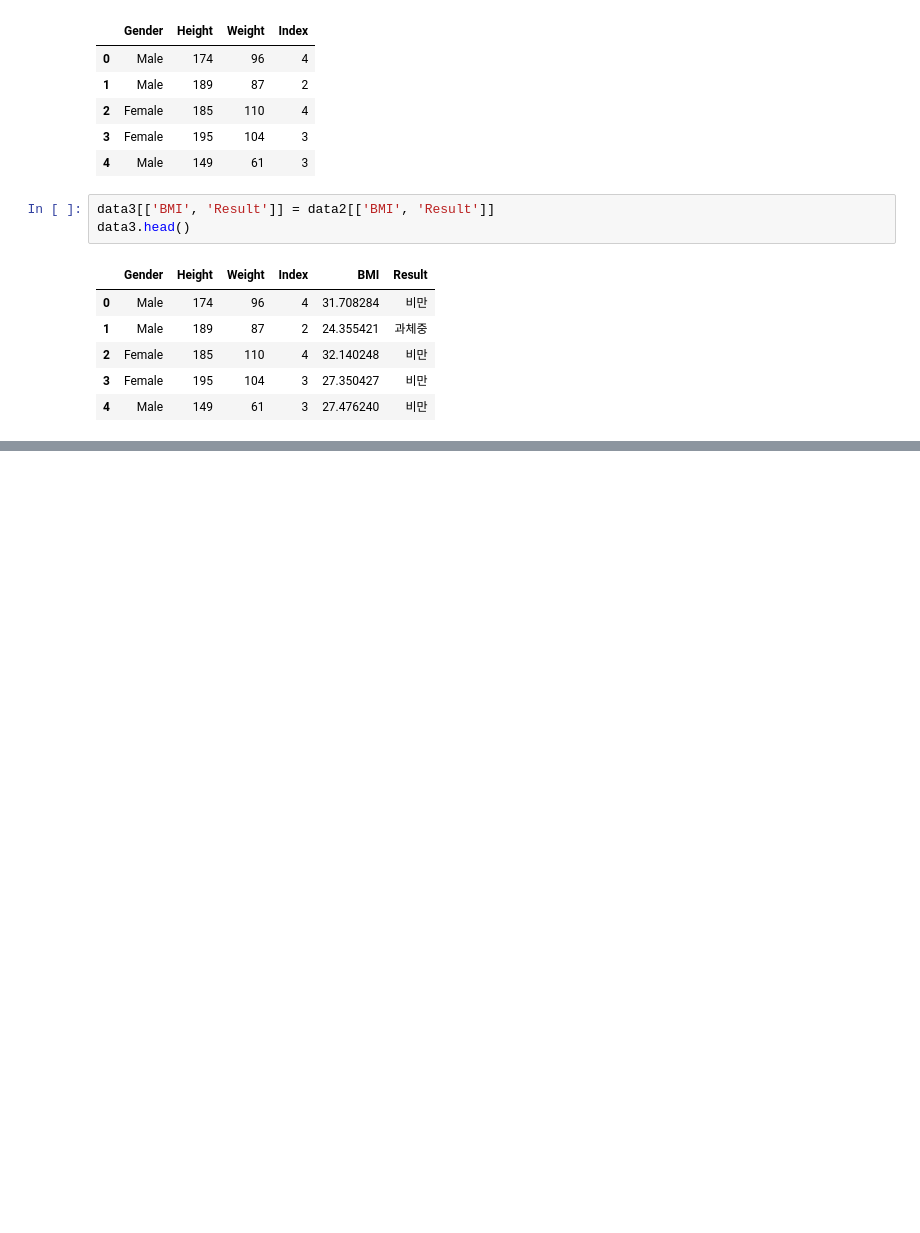
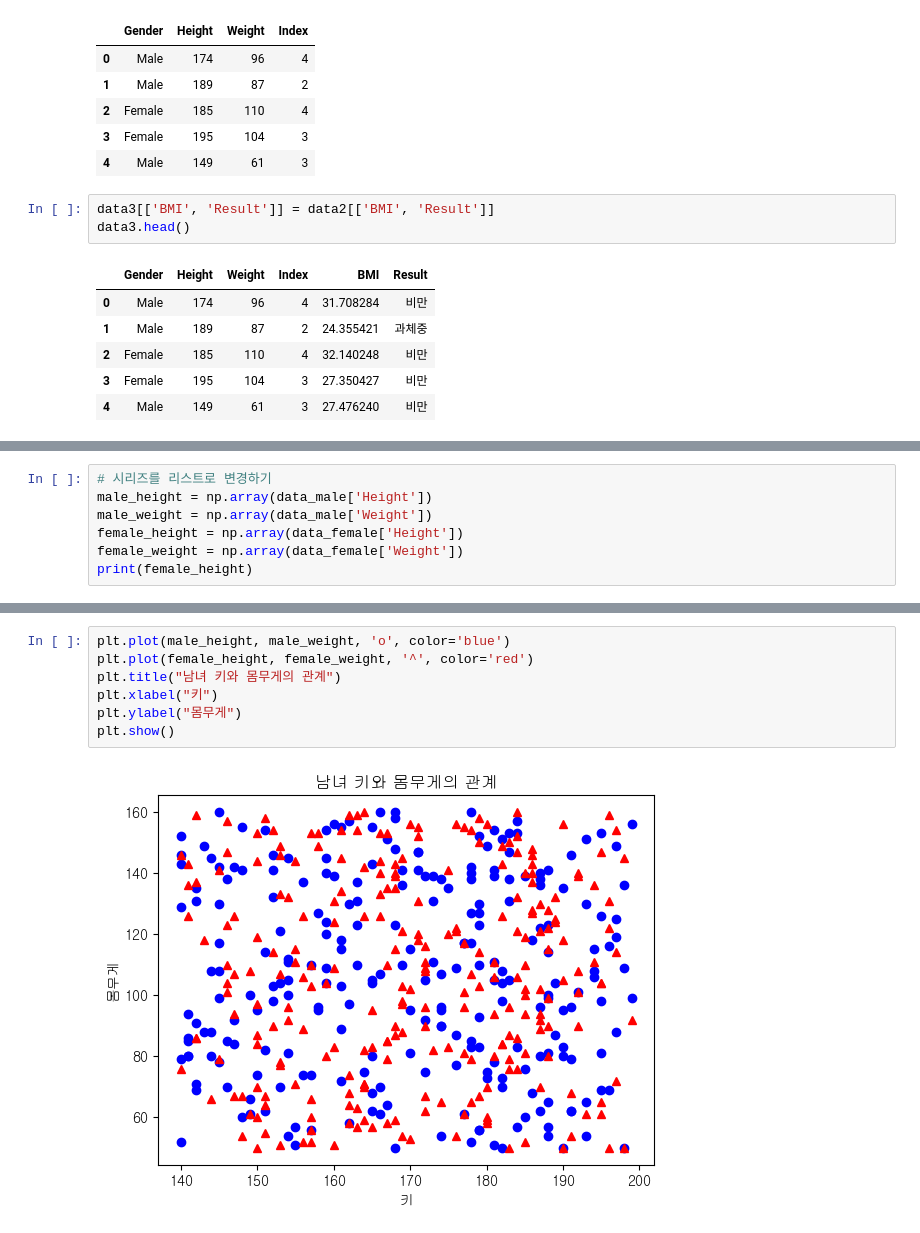
Before and after one commit to kitae104/Pandas_Data_Analytics, a Jupyter notebook: 07_데이터분석/01_BMI_데이터_분석/01_BMI_분석_예측.ipynb, the cells around one changed output, grey strips where cells are left out. Saved outputs shown, nothing was run; the diff lists cells and outputs as text; blank space fills up the shorter version.

```diff
--- a/07_데이터분석/01_BMI_데이터_분석/01_BMI_분석_예측.ipynb
+++ b/07_데이터분석/01_BMI_데이터_분석/01_BMI_분석_예측.ipynb
@@ -257,0 +282,7 @@ data3.head()
+# %%
+# 시리즈를 리스트로 변경하기
+male_height = np.array(data_male['Height'])
+male_weight = np.array(data_male['Weight'])
+female_height = np.array(data_female['Height'])
+female_weight = np.array(data_female['Weight'])
+print(female_height)
@@ -257,0 +305,9 @@ data3.head()
+# %%
+plt.plot(male_height, male_weight, 'o', color='blue')
+plt.plot(female_height, female_weight, '^', color='red')
+plt.title("남녀 키와 몸무게의 관계")
+plt.xlabel("키")
+plt.ylabel("몸무게")
+plt.show()
+# %% [output]
+[figure, added]
```
Also changed, not shown: parts of 21 cells of this notebook.
